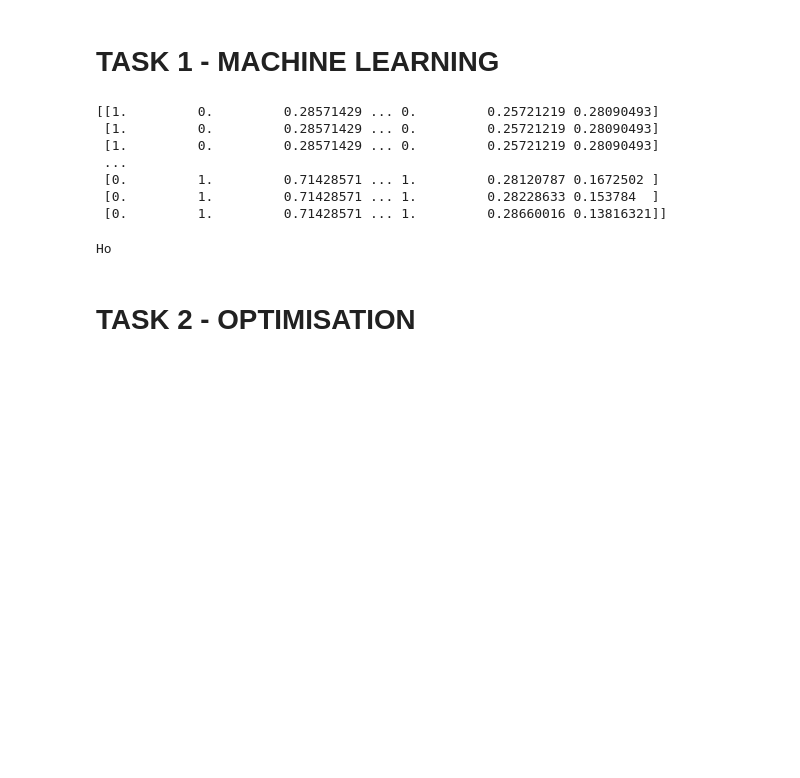
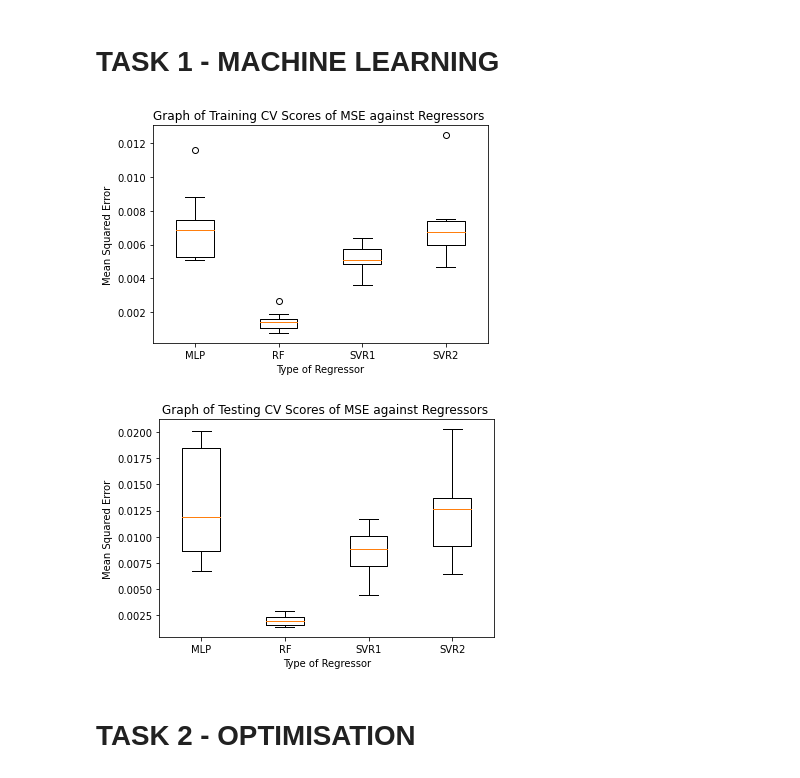
Before and after one commit to Spix737/Coursework-2002, a Jupyter notebook: hillclimber.ipynb, the cells around one changed output. Drawn from its saved outputs; the diff is of its cells as text; code cells hidden in the pictures; blank space fills up the shorter version.

Commit message:
Task 1.3 Complete

```diff
--- a/hillclimber.ipynb
+++ b/hillclimber.ipynb
@@ -28,13 +30,3 @@ dataArray = np.array(fileData)
 scaler = pp.MinMaxScaler()
 scaler.fit(dataArray)
 dataArray = scaler.transform(dataArray)
-
-print(dataArray)
-# %% [output]
-[[1.         0.         0.28571429 ... 0.         0.25721219 0.28090493]
- [1.         0.         0.28571429 ... 0.         0.25721219 0.28090493]
- [1.         0.         0.28571429 ... 0.         0.25721219 0.28090493]
- ...
- [0.         1.         0.71428571 ... 1.         0.28120787 0.1672502 ]
- [0.         1.         0.71428571 ... 1.         0.28228633 0.153784  ]
- [0.         1.         0.71428571 ... 1.         0.28660016 0.13816321]]
@@ -82,10 +32,0 @@ svrOutputs2 = svrFit2.predict(xTestData)
-# %%
-"""
-NN = MLPRegressor(max_iter=5000)
-NN.fit(scaled_inputs, scaled_targets)
-outputs = NN.predict(scaled_inputs)
-print("MLP Regressor: \n", outputs)
-"""
-print("Ho")
-# %% [output]
-Ho
@@ -92,3 +75,41 @@ Ho
+# %%
+#Task 1.3 - Assessment of regression
+
+#Calculate mean squared error of predictions against test (real) data for each regressor.
+mlpMse = mean_squared_error(yTestData, mlpOutputs)
+rfMse = mean_squared_error(yTestData, rfOutputs)
+svr1Mse = mean_squared_error(yTestData[:,0:1].ravel(), svrOutputs1)
+svr2Mse = mean_squared_error(yTestData[:,1:2].ravel(), svrOutputs2)
+
+#Calculate cross validation for each regressor for training and testing data
+mlpCrossValTrain = cross_val_score(mlpFit, xTrainData, yTrainData, cv=10, scoring='neg_mean_squared_error')*(-1)
+mlpCrossValTest = cross_val_score(mlpFit, xTestData, yTestData, cv=10, scoring='neg_mean_squared_error')*(-1)
+
+rfCrossValTrain = cross_val_score(rfFit, xTrainData, yTrainData, cv=10, scoring='neg_mean_squared_error')*(-1)
+rfCrossValTest = cross_val_score(rfFit, xTestData, yTestData, cv=10, scoring='neg_mean_squared_error')*(-1)
+
+svr1CrossValTrain = cross_val_score(svrFit1, xTrainData, yTrainData1, cv=10, scoring='neg_mean_squared_error')*(-1)
+svr1CrossValTest = cross_val_score(svrFit1, xTestData, yTestData[:,0:1].ravel(), cv=10, scoring='neg_mean_squared_error')*(-1)
+
+svr2CrossValTrain = cross_val_score(svrFit2, xTrainData, yTrainData2, cv=10, scoring='neg_mean_squared_error')*(-1)
+svr2CrossValTest = cross_val_score(svrFit2, xTestData, yTestData[:,1:2].ravel(), cv=10, scoring='neg_mean_squared_error')*(-1)
+
+#Plotting time!
+pyplot.boxplot([mlpCrossValTrain, rfCrossValTrain, svr1CrossValTrain, svr2CrossValTrain])
+pyplot.xticks([1,2,3,4],["MLP", "RF", "SVR1", "SVR2"])
+pyplot.title("Graph of Training CV Scores of MSE against Regressors ")
+pyplot.xlabel("Type of Regressor")
+pyplot.ylabel("Mean Squared Error")
+pyplot.show()
+pyplot.boxplot([mlpCrossValTest, rfCrossValTest, svr1CrossValTest, svr2CrossValTest])
+pyplot.xticks([1,2,3,4],["MLP", "RF", "SVR1", "SVR2"])
+pyplot.title("Graph of Testing CV Scores of MSE against Regressors ")
+pyplot.xlabel("Type of Regressor")
+pyplot.ylabel("Mean Squared Error")
+pyplot.show()
+# %% [output]
+[figure, added]
+[figure, added]
 # %% [markdown]
 # TASK 2 - OPTIMISATION
 # %%
```
Also changed, not shown: parts of 6 cells of this notebook, 1 other file.
